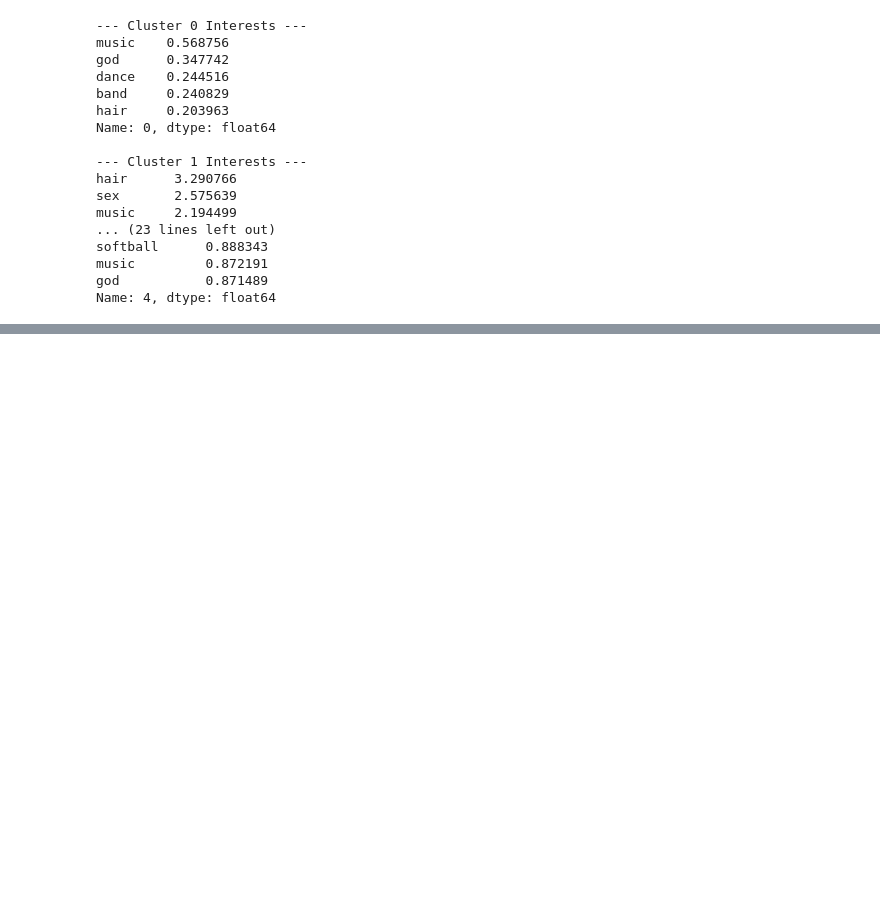
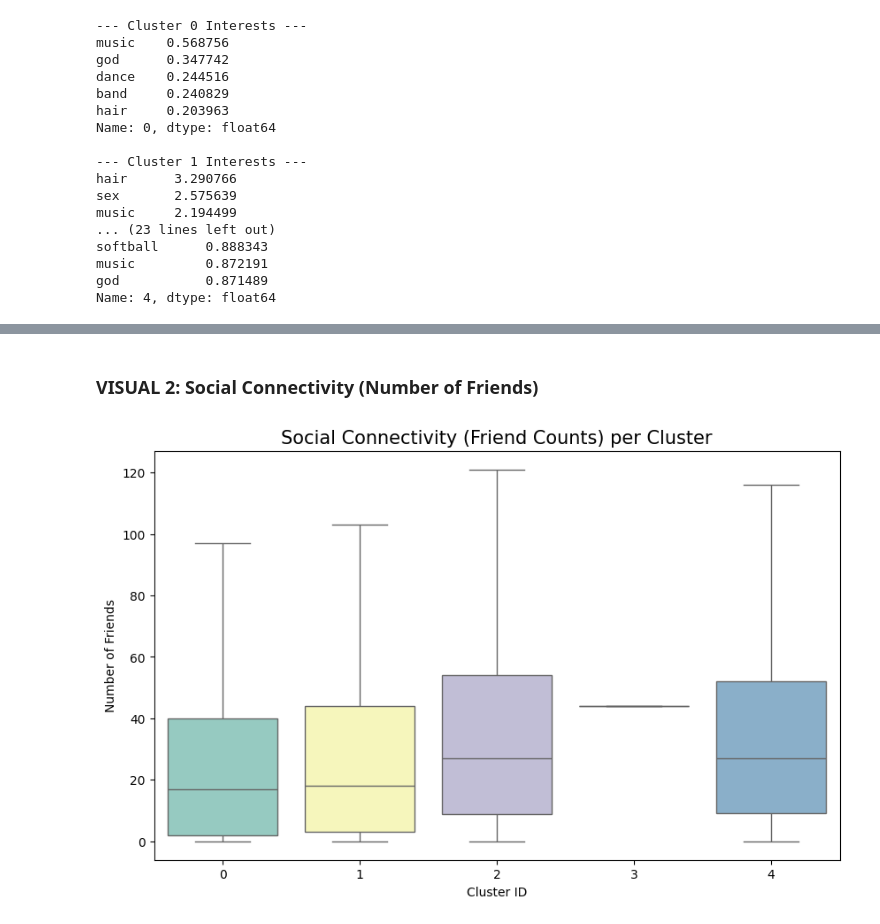
Before and after one commit to HashimHilal-QUT/Clustering, a Jupyter notebook: Social Media Interest/Social Media Interest Clustering for Marketing.ipynb, the cells around one changed output, grey strips where cells are left out. Cells and saved outputs as stored; diff of their text form; code cells hidden in the pictures; blank space fills up the shorter version.

```diff
--- a/Social Media Interest/Social Media Interest Clustering for Marketing.ipynb
+++ b/Social Media Interest/Social Media Interest Clustering for Marketing.ipynb
@@ -163,0 +158,13 @@ Name: 4, dtype: float64
+# %% [markdown]
+### VISUAL 2: Social Connectivity (Number of Friends)
+# %%
+plt.figure(figsize=(10, 6))
+# showfliers=False hides extreme outliers for a cleaner view
+ax2 = sns.boxplot(x='cluster', y='NumberOffriends', data=df, hue='cluster', palette='Set3', showfliers=False)
+if ax2.get_legend(): ax2.get_legend().remove()
+plt.title('Social Connectivity (Friend Counts) per Cluster', fontsize=15)
+plt.xlabel('Cluster ID')
+plt.ylabel('Number of Friends')
+plt.show()
+# %% [output]
+[figure, added]
```
Also changed, not shown: parts of 11 cells of this notebook.
